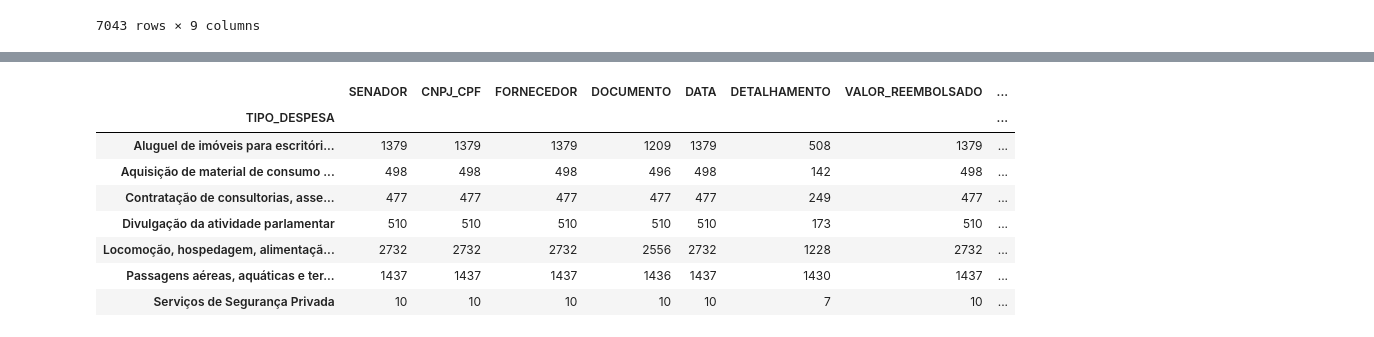
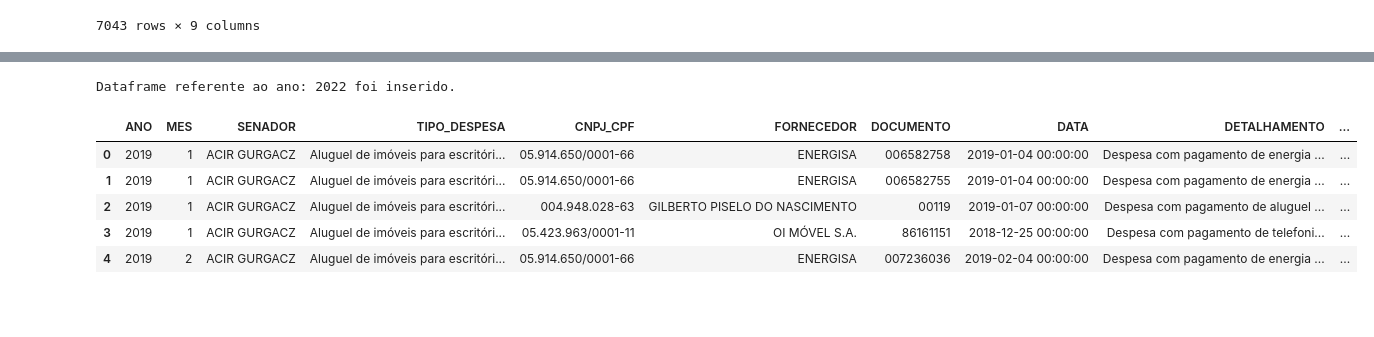
Before and after one commit to brayannmb/7DaysOfCode-DataScience, a Jupyter notebook: 7DaysOfCode_Day1.ipynb, the cells around one changed output, grey strips where cells are left out. Cells and saved outputs as stored; diff of their text form; code cells hidden in the pictures; blank space fills up the shorter version.

```diff
--- a/7DaysOfCode_Day1.ipynb
+++ b/7DaysOfCode_Day1.ipynb
@@ -187,12 +145,40 @@ df_clean.loc[df_clean['TIPO_DESPESA'] == 'Locomoção, hospedagem, alimentação
-# %%
-df_clean.groupby(by=['TIPO_DESPESA']).count()
-# %% [output]
-|  | SENADOR | CNPJ_CPF | FORNECEDOR | DOCUMENTO | DATA | DETALHAMENTO | VALOR_REEMBOLSADO | ... |
-| TIPO_DESPESA |  |  |  |  |  |  |  | ... |
-| Aluguel de imóveis para escritóri... | 1379 | 1379 | 1379 | 1209 | 1379 | 508 | 1379 | ... |
-| Aquisição de material de consumo ... | 498 | 498 | 498 | 496 | 498 | 142 | 498 | ... |
-| Contratação de consultorias, asse... | 477 | 477 | 477 | 477 | 477 | 249 | 477 | ... |
-| Divulgação da atividade parlamentar | 510 | 510 | 510 | 510 | 510 | 173 | 510 | ... |
-| Locomoção, hospedagem, alimentaçã... | 2732 | 2732 | 2732 | 2556 | 2732 | 1228 | 2732 | ... |
-| Passagens aéreas, aquáticas e ter... | 1437 | 1437 | 1437 | 1436 | 1437 | 1430 | 1437 | ... |
-| Serviços de Segurança Privada | 10 | 10 | 10 | 10 | 10 | 7 | 10 | ... |
+# %%
+def join_dataframes(years):
+  df = pd.DataFrame()
+  for year in years:
+    df_aux = pd.read_csv(f'https://raw.githubusercontent.com/brayannmb/7DaysOfCode-DataScience/main/despesa_ceaps_{year}.csv', encoding='1252', sep=';', header=1)
+    df_clean = df_aux.copy()
+    df_clean.drop(columns=['ANO', 'MES'], inplace=True)
+    df_clean['DATA'] = pd.to_datetime(df_clean['DATA'], format='%d/%m/%Y')
+    df_clean['VALOR_REEMBOLSADO'] = df_clean['VALOR_REEMBOLSADO'].apply(lambda x: x.replace(',', '.'))
+    df_clean['VALOR_REEMBOLSADO'] = df_clean['VALOR_REEMBOLSADO'].astype('float64')
+    df_clean[['SENADOR', 'TIPO_DESPESA', 'CNPJ_CPF', 'FORNECEDOR', 'DOCUMENTO', 'DETALHAMENTO', 'COD_DOCUMENTO']] = df_clean[['SENADOR', 'TIPO_DESPESA', 'CNPJ_CPF', 'FORNECEDOR', 'DOCUMENTO', 'DETALHAMENTO', 'COD_DOCUMENTO']].astype('string')
+    df_clean['SENADOR'] = df_clean['SENADOR'].apply(lambda x: x.title())
+    df_clean['FORNECEDOR'] = df_clean['FORNECEDOR'].apply(lambda x: x.title())
+    df_final = df.append(df_clean)
+    print(f'Dataframe referente ao ano: {year} foi inserido.')
+    return df
+
+years = ['2022']
+df_final = join_dataframes(years)
+# %% [output]
+Dataframe referente ao ano: 2022 foi inserido.
+# %%
+df= pd.read_csv(f'https://raw.githubusercontent.com/brayannmb/7DaysOfCode-DataScience/main/despesa_ceaps_2019.csv', encoding='1252', sep=';', header=1)
+# %%
+from datetime import datetime
+for index, row in df.iterrows():
+  try:
+    df.loc[index, 'DATA'] = datetime.strptime(row['DATA'], '%d/%m/%Y')
+  except Exception as e:
+    print(index)
+    print(e)
+# %%
+df.head()
+# %% [output]
+|  | ANO | MES | SENADOR | TIPO_DESPESA | CNPJ_CPF | FORNECEDOR | DOCUMENTO | DATA | DETALHAMENTO | ... |
+| 0 | 2019 | 1 | ACIR GURGACZ | Aluguel de imóveis para escritóri... | 05.914.650/0001-66 | ENERGISA | 006582758 | 2019-01-04 00:00:00 | Despesa com pagamento de energia ... | ... |
+| 1 | 2019 | 1 | ACIR GURGACZ | Aluguel de imóveis para escritóri... | 05.914.650/0001-66 | ENERGISA | 006582755 | 2019-01-04 00:00:00 | Despesa com pagamento de energia ... | ... |
+| 2 | 2019 | 1 | ACIR GURGACZ | Aluguel de imóveis para escritóri... | 004.948.028-63 | GILBERTO PISELO DO NASCIMENTO | 00119 | 2019-01-07 00:00:00 | Despesa com pagamento de aluguel ... | ... |
+| 3 | 2019 | 1 | ACIR GURGACZ | Aluguel de imóveis para escritóri... | 05.423.963/0001-11 | OI MÓVEL S.A. | 86161151 | 2018-12-25 00:00:00 | Despesa com pagamento de telefoni... | ... |
+| 4 | 2019 | 2 | ACIR GURGACZ | Aluguel de imóveis para escritóri... | 05.914.650/0001-66 | ENERGISA | 007236036 | 2019-02-04 00:00:00 | Despesa com pagamento de energia ... | ... |
```
Also changed, not shown: parts of 6 cells of this notebook.
